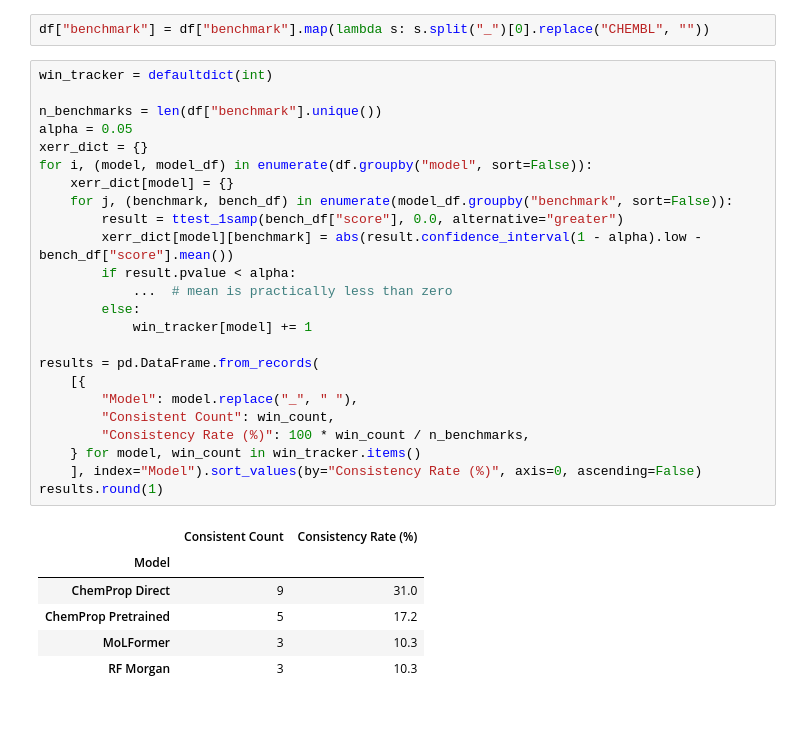
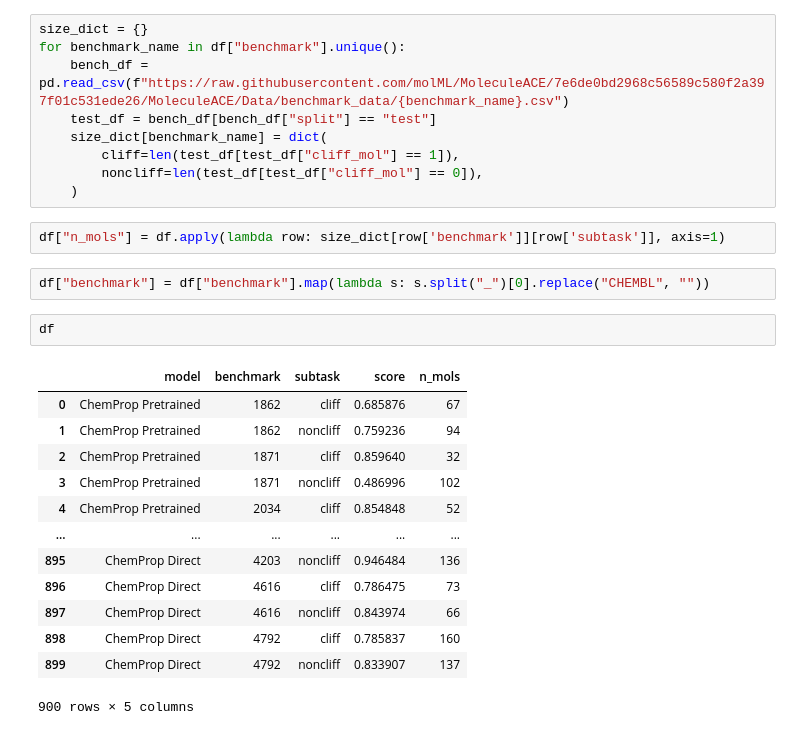
Before and after one commit to JacksonBurns/chemeleon, a Jupyter notebook: analysis/cliffs.ipynb, the cells around one changed output. Saved outputs shown, nothing was run; the diff lists cells and outputs as text.

```diff
--- a/analysis/cliffs.ipynb
+++ b/analysis/cliffs.ipynb
@@ -34,33 +85,29 @@ df = pd.DataFrame(results)
+# %%
+size_dict = {}
+for benchmark_name in df["benchmark"].unique():
+    bench_df = pd.read_csv(f"https://raw.githubusercontent.com/molML/MoleculeACE/7e6de0bd2968c56589c580f2a397f01c531ede26/MoleculeACE/Data/benchmark_data/{benchmark_name}.csv")
+    test_df = bench_df[bench_df["split"] == "test"]
+    size_dict[benchmark_name] = dict(
+        cliff=len(test_df[test_df["cliff_mol"] == 1]),
+        noncliff=len(test_df[test_df["cliff_mol"] == 0]),
+    )
+# %%
+df["n_mols"] = df.apply(lambda row: size_dict[row['benchmark']][row['subtask']], axis=1)
 # %%
 df["benchmark"] = df["benchmark"].map(lambda s: s.split("_")[0].replace("CHEMBL", ""))
-# %%
-win_tracker = defaultdict(int)
-
-n_benchmarks = len(df["benchmark"].unique())
-alpha = 0.05
-xerr_dict = {}
-for i, (model, model_df) in enumerate(df.groupby("model", sort=False)):
-    xerr_dict[model] = {}
-    for j, (benchmark, bench_df) in enumerate(model_df.groupby("benchmark", sort=False)):
-        result = ttest_1samp(bench_df["score"], 0.0, alternative="greater")
-        xerr_dict[model][benchmark] = abs(result.confidence_interval(1 - alpha).low - bench_df["score"].mean())
-        if result.pvalue < alpha:
-            ...  # mean is practically less than zero
-        else:
-            win_tracker[model] += 1
-
-results = pd.DataFrame.from_records(
-    [{
-        "Model": model.replace("_", " "),
-        "Consistent Count": win_count,
-        "Consistency Rate (%)": 100 * win_count / n_benchmarks,
-    } for model, win_count in win_tracker.items()
-    ], index="Model").sort_values(by="Consistency Rate (%)", axis=0, ascending=False)
-results.round(1)
-# %% [output]
-|  | Consistent Count | Consistency Rate (%) |
-| Model |  |  |
-| ChemProp Direct | 9 | 31.0 |
-| ChemProp Pretrained | 5 | 17.2 |
-| MoLFormer | 3 | 10.3 |
-| RF Morgan | 3 | 10.3 |
+# %%
+df
+# %% [output]
+|  | model | benchmark | subtask | score | n_mols |
+| 0 | ChemProp Pretrained | 1862 | cliff | 0.685876 | 67 |
+| 1 | ChemProp Pretrained | 1862 | noncliff | 0.759236 | 94 |
+| 2 | ChemProp Pretrained | 1871 | cliff | 0.859640 | 32 |
+| 3 | ChemProp Pretrained | 1871 | noncliff | 0.486996 | 102 |
+| 4 | ChemProp Pretrained | 2034 | cliff | 0.854848 | 52 |
+| ... | ... | ... | ... | ... | ... |
+| 895 | ChemProp Direct | 4203 | noncliff | 0.946484 | 136 |
+| 896 | ChemProp Direct | 4616 | cliff | 0.786475 | 73 |
+| 897 | ChemProp Direct | 4616 | noncliff | 0.843974 | 66 |
+| 898 | ChemProp Direct | 4792 | cliff | 0.785837 | 160 |
+| 899 | ChemProp Direct | 4792 | noncliff | 0.833907 | 137 |
+900 rows × 5 columns
```
Also changed, not shown: parts of 8 cells of this notebook.
